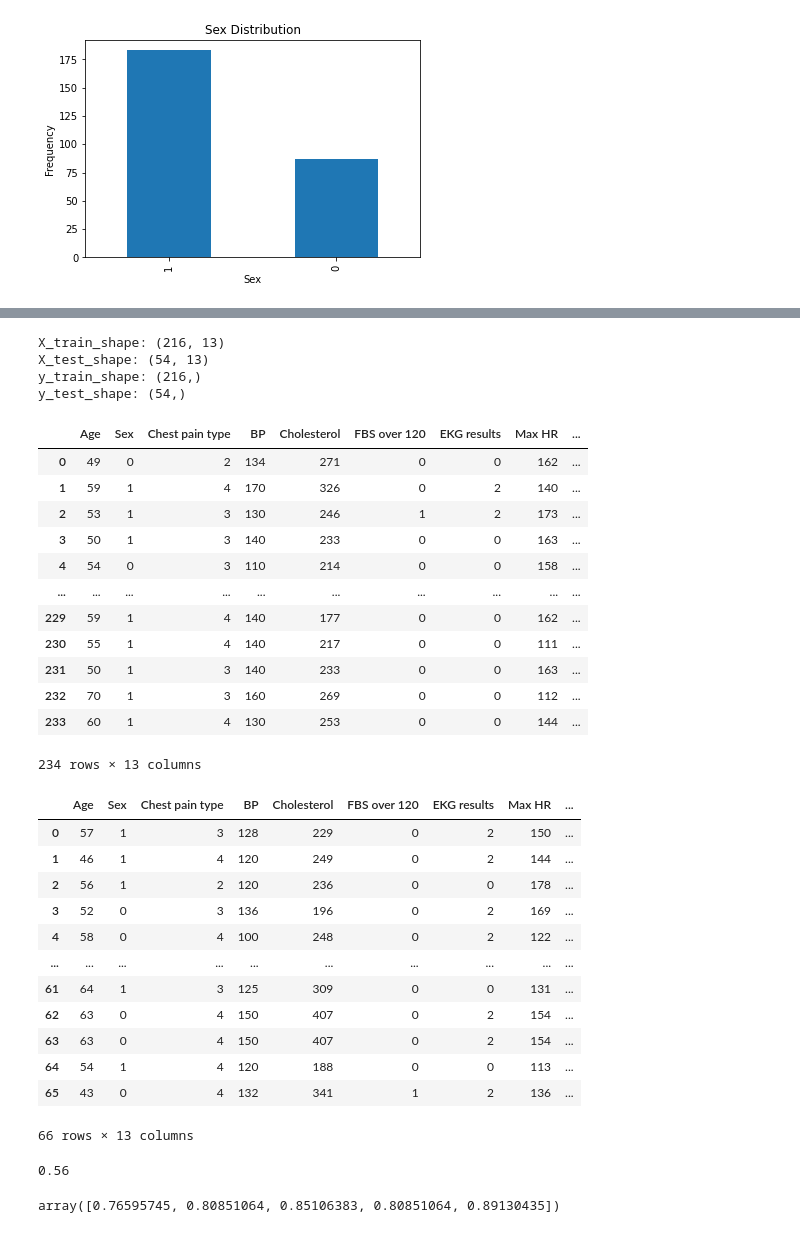
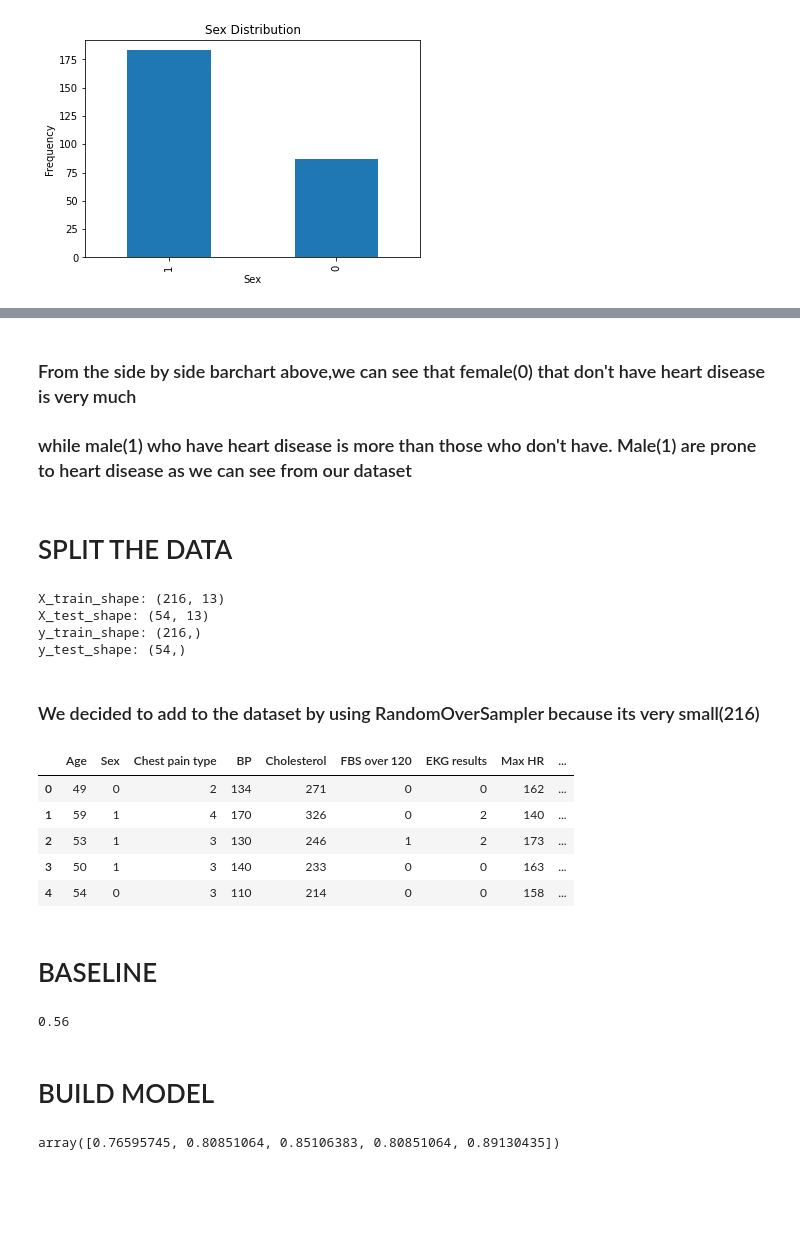
Before and after one commit to timijaycr7/Heart_disease_pred_model, a Jupyter notebook: Heart_disease pred.ipynb, the cells around one changed output, grey strips where cells are left out. Saved outputs shown, nothing was run; the diff lists cells and outputs as text; code cells hidden in the pictures; blank space fills up the shorter version.

```diff
--- a/Heart_disease pred.ipynb
+++ b/Heart_disease pred.ipynb
@@ -92,3 +115,8 @@ heart_disease_counts_by_sex.plot(kind="bar", stacked=True);
+# %% [markdown]
+### From the side by side barchart above,we can see that female(0) that don't have heart disease is very much
+### while male(1) who have heart disease is more than those who don't have. Male(1) are prone to heart disease as we can see from our dataset
+# %% [markdown]
+# SPLIT THE DATA
 # %%
 X=df.drop(columns="Heart Disease")
 y=df["Heart Disease"]
@@ -104,22 +133,17 @@ X_train_shape: (216, 13)
 X_test_shape: (54, 13)
 y_train_shape: (216,)
 y_test_shape: (54,)
+# %% [markdown]
+### We decided to add to the dataset by using RandomOverSampler because its very small(216)
 # %%
 random_over=RandomOverSampler(random_state=42)
 X_train_over,y_train_over=random_over.fit_resample(X_train,y_train)
 # %%
-X_train_over
+X_train_over.head()
 # %% [output]
 |  | Age | Sex | Chest pain type | BP | Cholesterol | FBS over 120 | EKG results | Max HR | ... |
 | 0 | 49 | 0 | 2 | 134 | 271 | 0 | 0 | 162 | ... |
 | 1 | 59 | 1 | 4 | 170 | 326 | 0 | 2 | 140 | ... |
 | 2 | 53 | 1 | 3 | 130 | 246 | 1 | 2 | 173 | ... |
 | 3 | 50 | 1 | 3 | 140 | 233 | 0 | 0 | 163 | ... |
 | 4 | 54 | 0 | 3 | 110 | 214 | 0 | 0 | 158 | ... |
-| ... | ... | ... | ... | ... | ... | ... | ... | ... | ... |
-| 229 | 59 | 1 | 4 | 140 | 177 | 0 | 0 | 162 | ... |
-| 230 | 55 | 1 | 4 | 140 | 217 | 0 | 0 | 111 | ... |
-| 231 | 50 | 1 | 3 | 140 | 233 | 0 | 0 | 163 | ... |
-| 232 | 70 | 1 | 3 | 160 | 269 | 0 | 0 | 112 | ... |
-| 233 | 60 | 1 | 4 | 130 | 253 | 0 | 0 | 144 | ... |
-234 rows × 13 columns
@@ -128,24 +150,12 @@ X_test_over,y_test_over=random_over.fit_resample(X_test,y_test)
-# %%
-X_test_over
-# %% [output]
-|  | Age | Sex | Chest pain type | BP | Cholesterol | FBS over 120 | EKG results | Max HR | ... |
-| 0 | 57 | 1 | 3 | 128 | 229 | 0 | 2 | 150 | ... |
-| 1 | 46 | 1 | 4 | 120 | 249 | 0 | 2 | 144 | ... |
-| 2 | 56 | 1 | 2 | 120 | 236 | 0 | 0 | 178 | ... |
-| 3 | 52 | 0 | 3 | 136 | 196 | 0 | 2 | 169 | ... |
-| 4 | 58 | 0 | 4 | 100 | 248 | 0 | 2 | 122 | ... |
-| ... | ... | ... | ... | ... | ... | ... | ... | ... | ... |
-| 61 | 64 | 1 | 3 | 125 | 309 | 0 | 0 | 131 | ... |
-| 62 | 63 | 0 | 4 | 150 | 407 | 0 | 2 | 154 | ... |
-| 63 | 63 | 0 | 4 | 150 | 407 | 0 | 2 | 154 | ... |
-| 64 | 54 | 1 | 4 | 120 | 188 | 0 | 0 | 113 | ... |
-| 65 | 43 | 0 | 4 | 132 | 341 | 1 | 2 | 136 | ... |
-66 rows × 13 columns
+# %% [markdown]
+# BASELINE
 # %%
 Base_line=df["Heart Disease"].value_counts(normalize=True).max()
 round(Base_line,2)
 # %% [output]
 0.56
+# %% [markdown]
+# BUILD MODEL
 # %%
 clf = ExtraTreesClassifier(random_state=42)
 # %%
```
Also changed, not shown: parts of 19 cells of this notebook.
